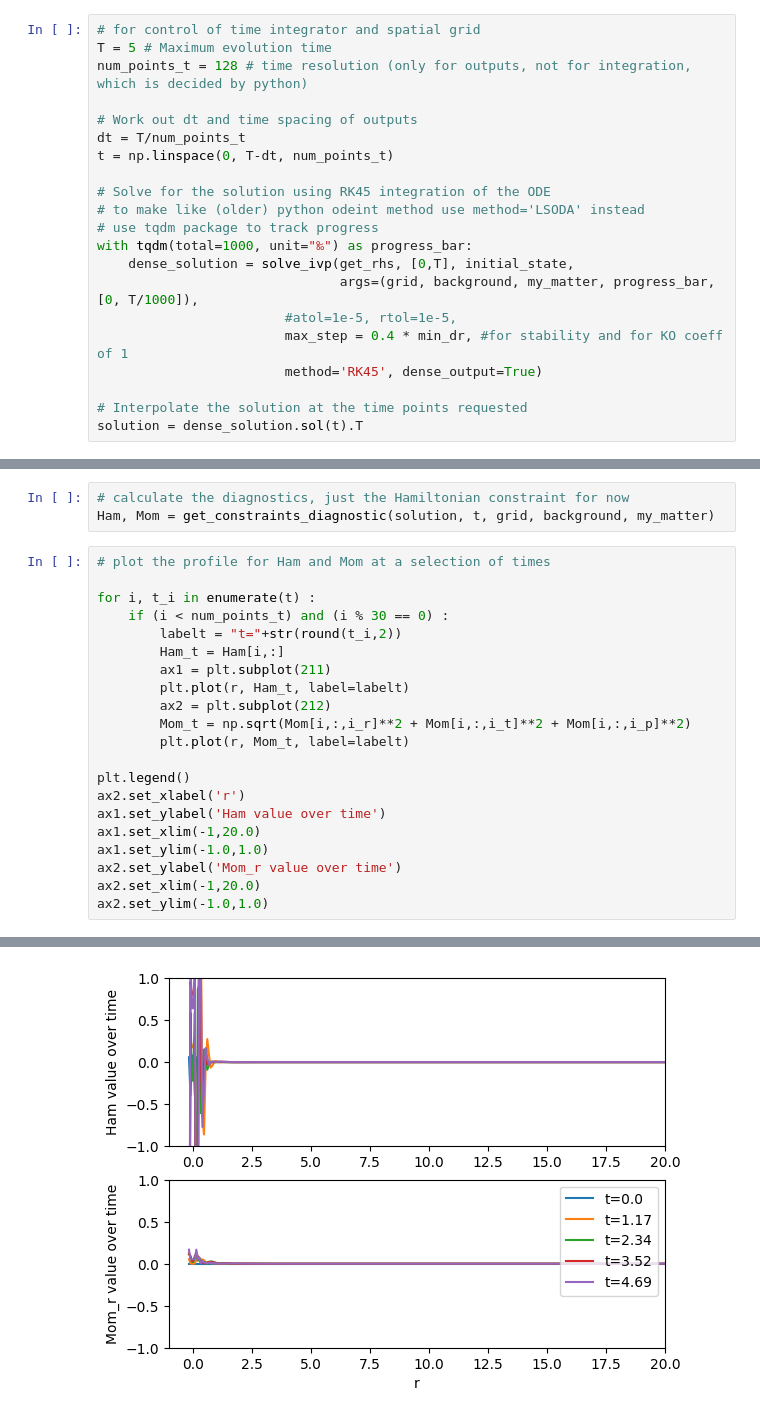
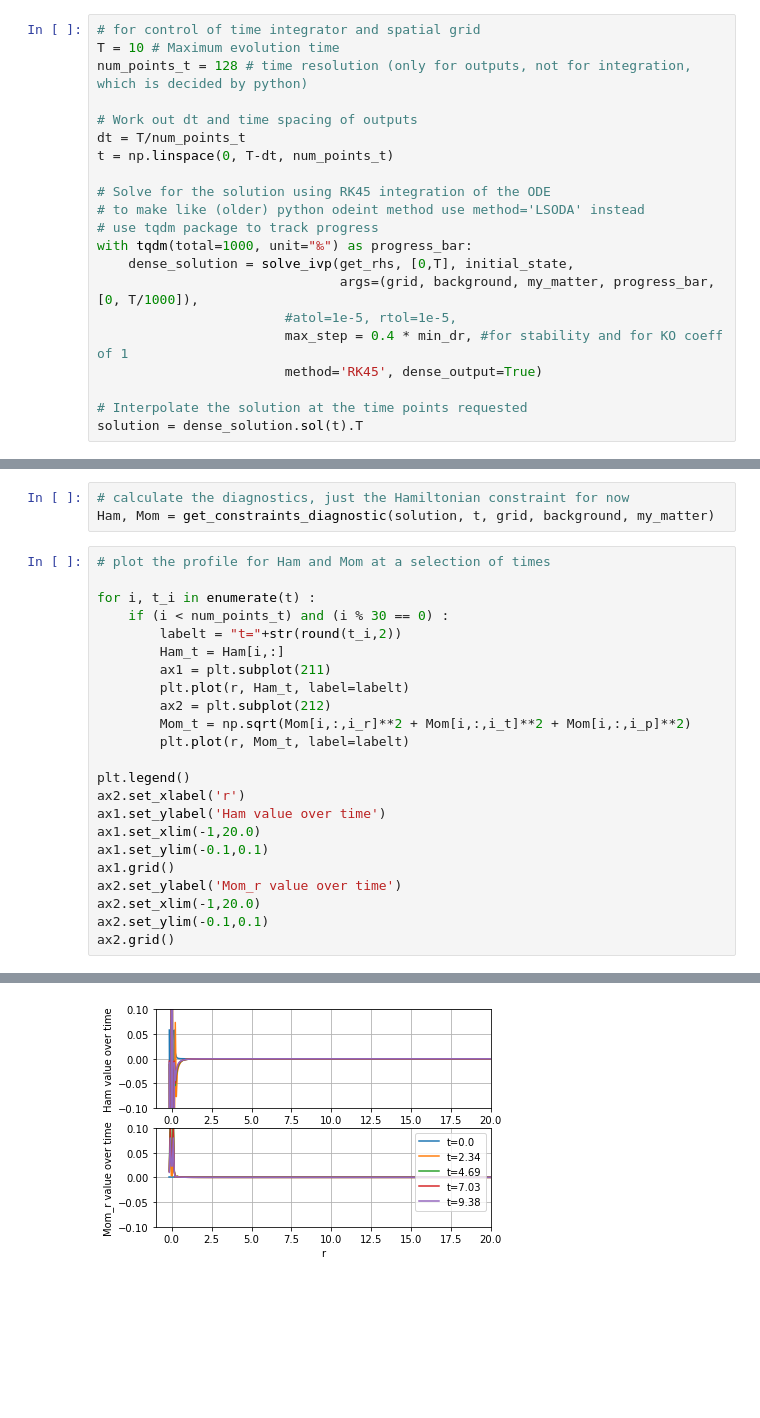
Before and after one commit to GRTLCollaboration/engrenage, a Jupyter notebook: examples/BHEvolution.ipynb, the cells around one changed output, grey strips where cells are left out. Cells and saved outputs as stored; diff of their text form; blank space fills up the shorter version.

```diff
--- a/examples/BHEvolution.ipynb
+++ b/examples/BHEvolution.ipynb
@@ -123,6 +126,6 @@ set_grid_on_ax(ax, r)
 # %%
 # for control of time integrator and spatial grid
-T = 5 # Maximum evolution time
+T = 10 # Maximum evolution time
 num_points_t = 128 # time resolution (only for outputs, not for integration, which is decided by python)
 
 # Work out dt and time spacing of outputs
@@ -209,8 +202,10 @@ plt.legend()
 ax2.set_xlabel('r')
 ax1.set_ylabel('Ham value over time')
 ax1.set_xlim(-1,20.0)
-ax1.set_ylim(-1.0,1.0)
+ax1.set_ylim(-0.1,0.1)
+ax1.grid()
 ax2.set_ylabel('Mom_r value over time')
 ax2.set_xlim(-1,20.0)
-ax2.set_ylim(-1.0,1.0)
+ax2.set_ylim(-0.1,0.1)
+ax2.grid()
 # %% [output]
@@ -218 +212 @@ ax2.set_ylim(-1.0,1.0)
-[figure, old version]
+[figure, new version]
```
Also changed, not shown: parts of 9 cells of this notebook, 5 other files.
